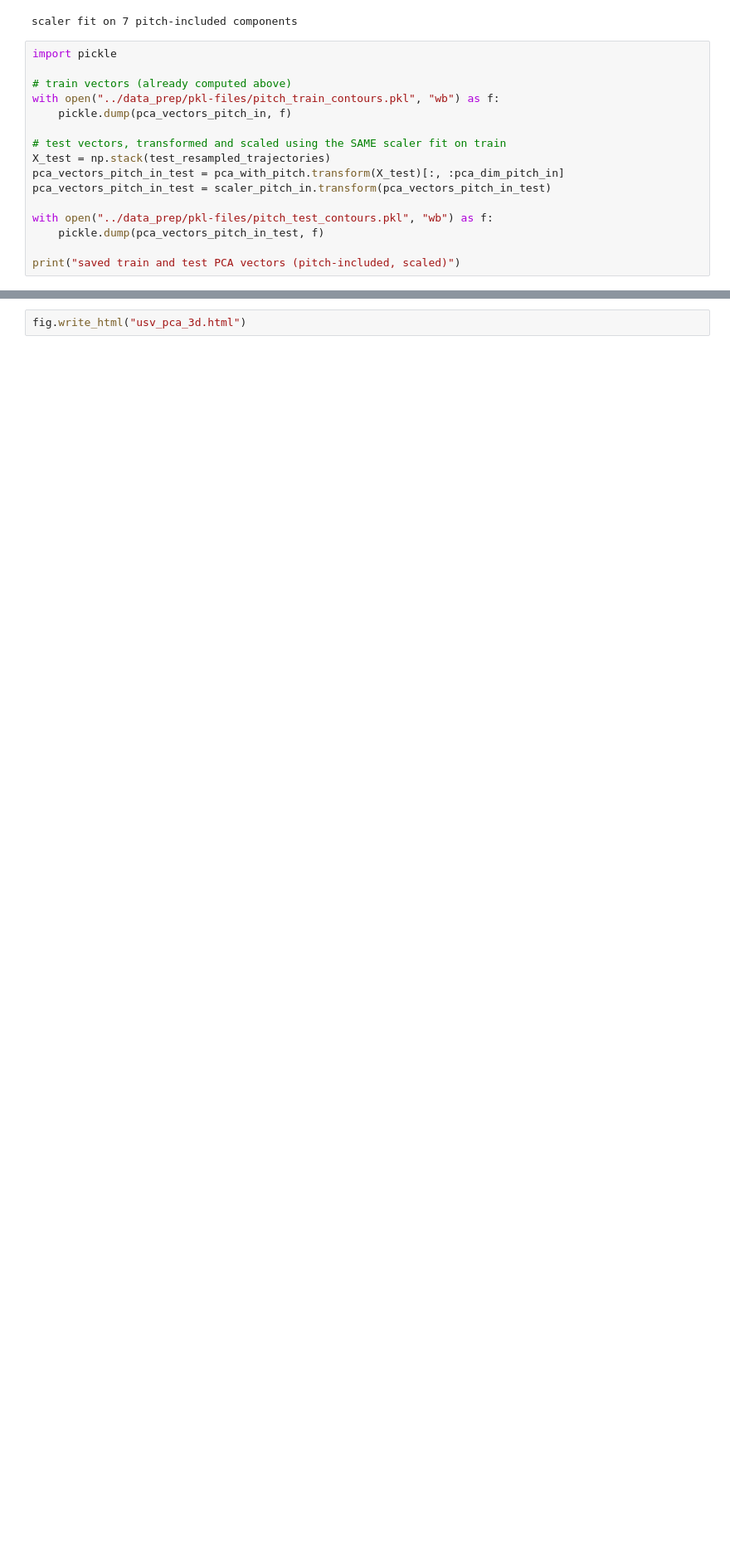
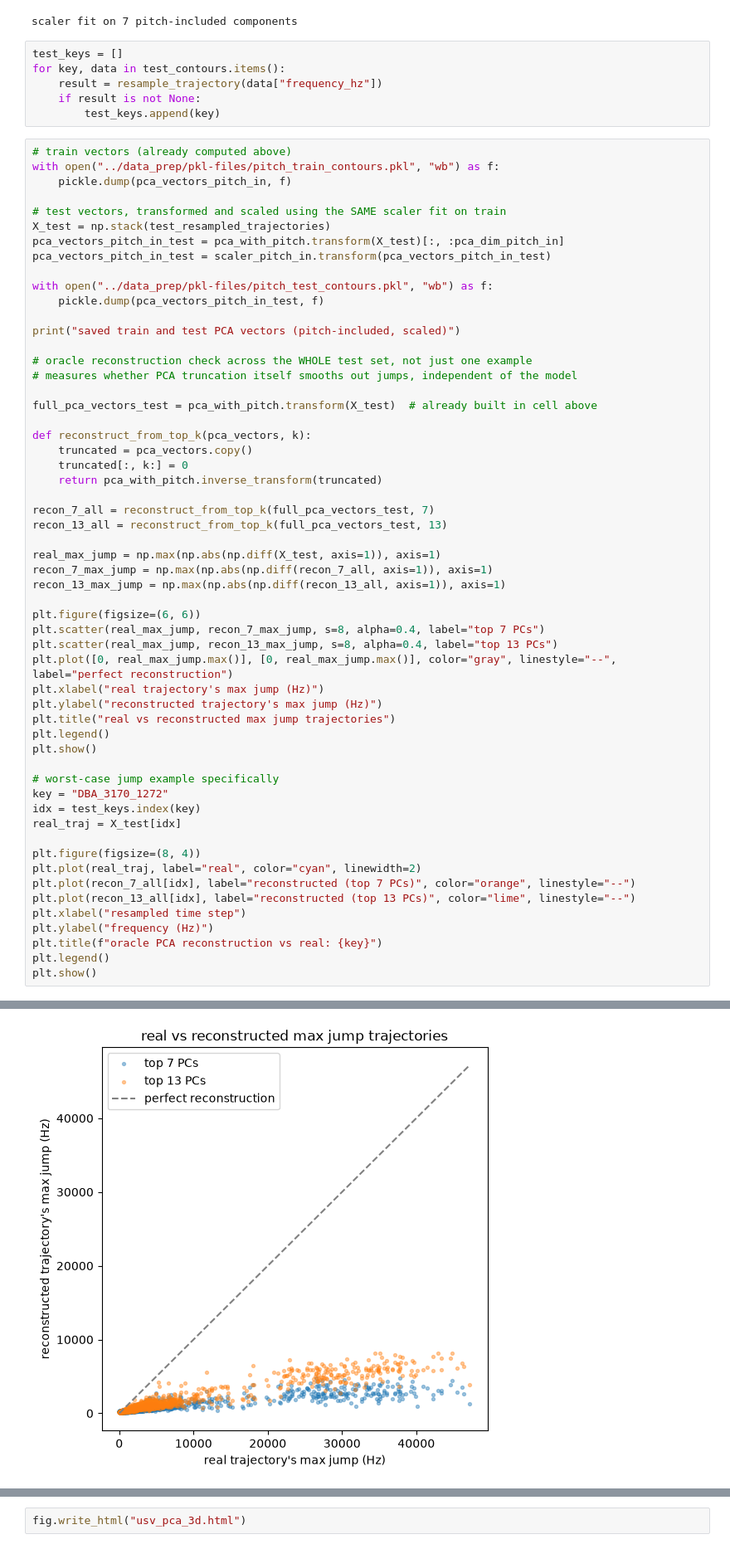
Before and after one commit to netra-khot/mouse-vocalization-2026, a Jupyter notebook: data_prep/pca.ipynb, the cells around one changed output, grey strips where cells are left out. Shown at 83% size. Drawn from its saved outputs; the diff is of its cells as text; blank space fills up the shorter version.

Commit message:
inverse pca transformations

```diff
--- a/data_prep/pca.ipynb
+++ b/data_prep/pca.ipynb
@@ -150,21 +149,68 @@ with open("../data_prep/pkl-files/scaler-7comp-pitch.pkl", "wb") as f:
 print(f"scaler fit on {pca_dim_pitch_in} pitch-included components")
 # %% [output]
 scaler fit on 7 pitch-included components
+# %%
+test_keys = []
+for key, data in test_contours.items():
+    result = resample_trajectory(data["frequency_hz"])
+    if result is not None:
+        test_keys.append(key)
 # %%
-import pickle
-
 # train vectors (already computed above)
 with open("../data_prep/pkl-files/pitch_train_contours.pkl", "wb") as f:
     pickle.dump(pca_vectors_pitch_in, f)
 
 # test vectors, transformed and scaled using the SAME scaler fit on train
 X_test = np.stack(test_resampled_trajectories)
 pca_vectors_pitch_in_test = pca_with_pitch.transform(X_test)[:, :pca_dim_pitch_in]
 pca_vectors_pitch_in_test = scaler_pitch_in.transform(pca_vectors_pitch_in_test)
 
 with open("../data_prep/pkl-files/pitch_test_contours.pkl", "wb") as f:
     pickle.dump(pca_vectors_pitch_in_test, f)
 
 print("saved train and test PCA vectors (pitch-included, scaled)")
+
+# oracle reconstruction check across the WHOLE test set, not just one example
+# measures whether PCA truncation itself smooths out jumps, independent of the model
+
+full_pca_vectors_test = pca_with_pitch.transform(X_test)  # already built in cell above
+
+def reconstruct_from_top_k(pca_vectors, k):
+    truncated = pca_vectors.copy()
+    truncated[:, k:] = 0
+    return pca_with_pitch.inverse_transform(truncated)
+
+recon_7_all = reconstruct_from_top_k(full_pca_vectors_test, 7)
+recon_13_all = reconstruct_from_top_k(full_pca_vectors_test, 13)
+
+real_max_jump = np.max(np.abs(np.diff(X_test, axis=1)), axis=1)
+recon_7_max_jump = np.max(np.abs(np.diff(recon_7_all, axis=1)), axis=1)
+recon_13_max_jump = np.max(np.abs(np.diff(recon_13_all, axis=1)), axis=1)
+
+plt.figure(figsize=(6, 6))
+plt.scatter(real_max_jump, recon_7_max_jump, s=8, alpha=0.4, label="top 7 PCs")
+plt.scatter(real_max_jump, recon_13_max_jump, s=8, alpha=0.4, label="top 13 PCs")
+plt.plot([0, real_max_jump.max()], [0, real_max_jump.max()], color="gray", linestyle="--", label="perfect reconstruction")
+plt.xlabel("real trajectory's max jump (Hz)")
+plt.ylabel("reconstructed trajectory's max jump (Hz)")
+plt.title("real vs reconstructed max jump trajectories")
+plt.legend()
+plt.show()
+
+# worst-case jump example specifically
+key = "DBA_3170_1272"
+idx = test_keys.index(key)
+real_traj = X_test[idx]
+
+plt.figure(figsize=(8, 4))
+plt.plot(real_traj, label="real", color="cyan", linewidth=2)
+plt.plot(recon_7_all[idx], label="reconstructed (top 7 PCs)", color="orange", linestyle="--")
+plt.plot(recon_13_all[idx], label="reconstructed (top 13 PCs)", color="lime", linestyle="--")
+plt.xlabel("resampled time step")
+plt.ylabel("frequency (Hz)")
+plt.title(f"oracle PCA reconstruction vs real: {key}")
+plt.legend()
+plt.show()
 # %% [output]
 saved train and test PCA vectors (pitch-included, scaled)
+[figure, added]
```
Also changed, not shown: parts of 4 cells of this notebook, 4 other files.
